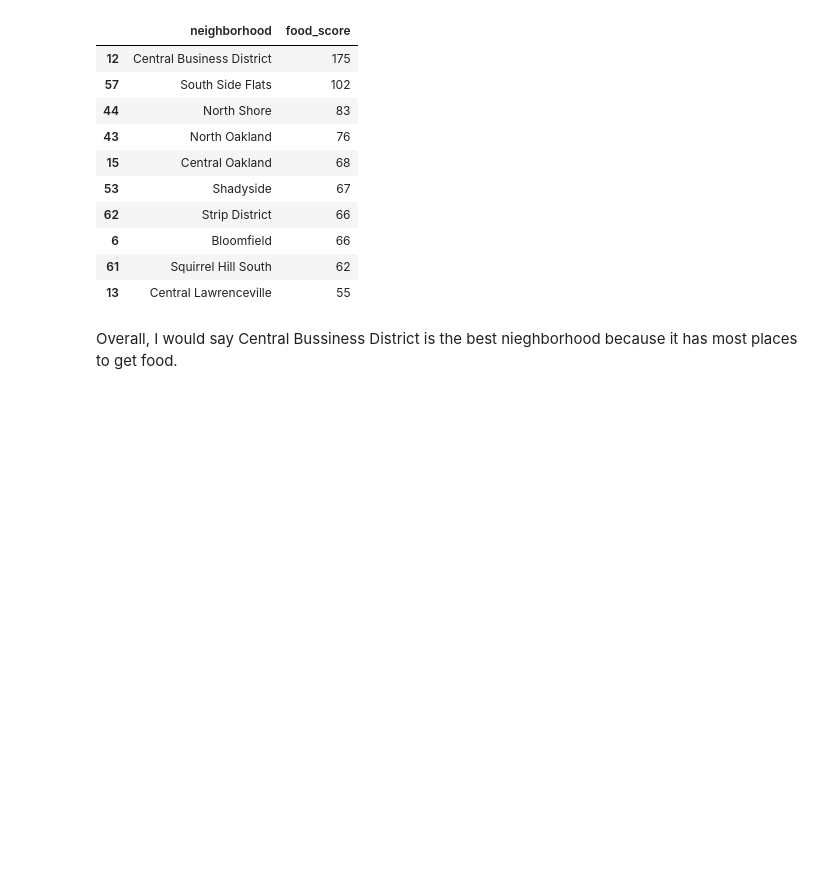
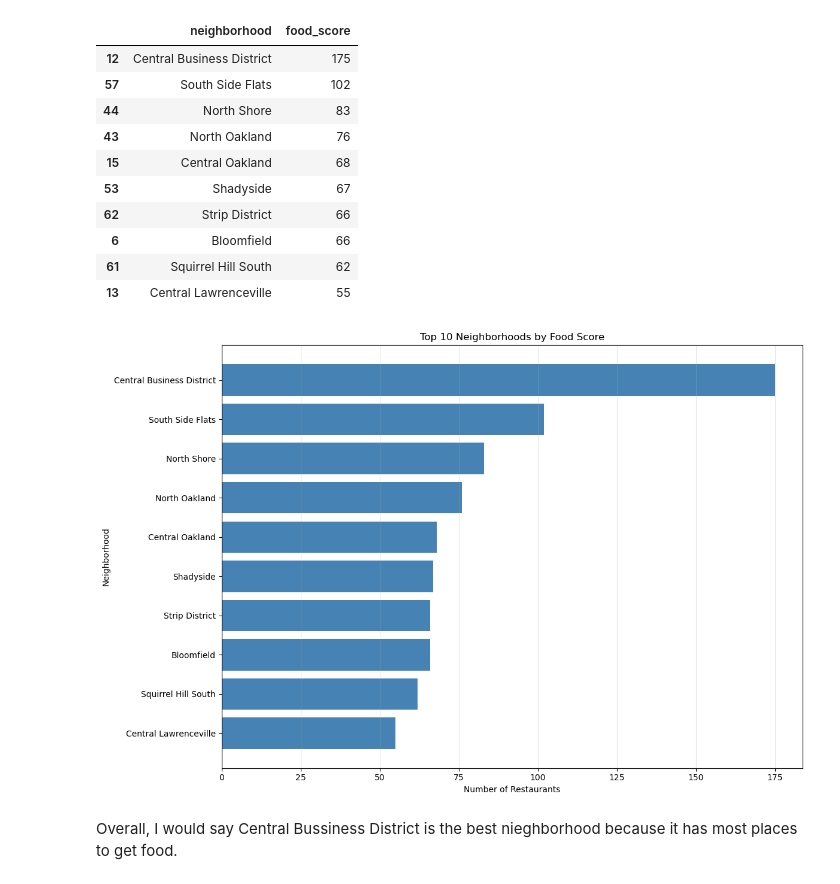
Before and after one commit to 2004Moonlove/Final-Project-Description, a Jupyter notebook: Ivan_foodscore/Ivan.ipynb, the cells around one changed output. Drawn from its saved outputs; the diff is of its cells as text; code cells hidden in the pictures; blank space fills up the shorter version.

Commit message:
chart

```diff
--- a/Ivan_foodscore/Ivan.ipynb
+++ b/Ivan_foodscore/Ivan.ipynb
@@ -109,5 +109,23 @@ Top 10 neighborhoods by food score:
 | 6 | Bloomfield | 66 |
 | 61 | Squirrel Hill South | 62 |
 | 13 | Central Lawrenceville | 55 |
+# %%
+import matplotlib.pyplot as plt
+
+# bar chart for top 10 neighborhoods
+top_n = 10
+top_neighborhoods = food_score.head(top_n)
+
+plt.figure(figsize=(12, 8))
+plt.barh(top_neighborhoods['neighborhood'], top_neighborhoods['food_score'], color='steelblue')
+plt.xlabel('Number of Restaurants')
+plt.ylabel('Neighborhood')
+plt.title(f'Top {top_n} Neighborhoods by Food Score')
+plt.gca().invert_yaxis()
+plt.grid(axis='x', alpha=0.3)
+plt.tight_layout()
+plt.show()
+# %% [output]
+[figure, added]
 # %% [markdown]
 Overall, I would say Central Bussiness District is the best nieghborhood because it has most places to get food.
```
Also changed, not shown: parts of 2 cells of this notebook.
